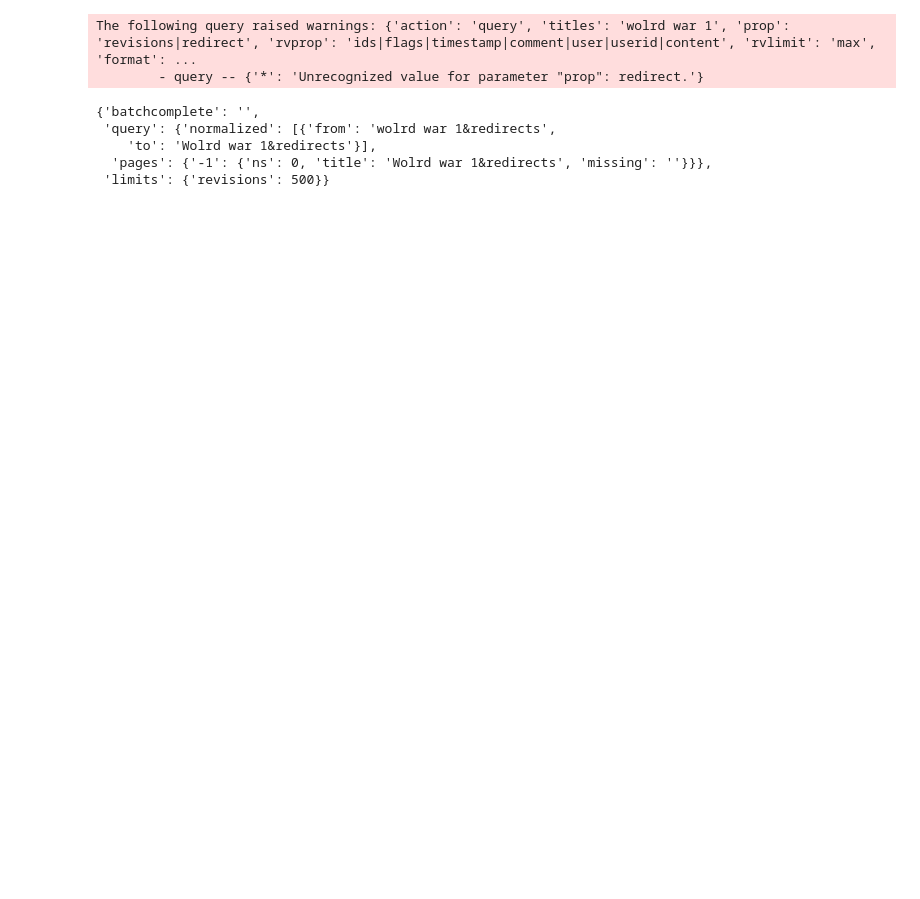
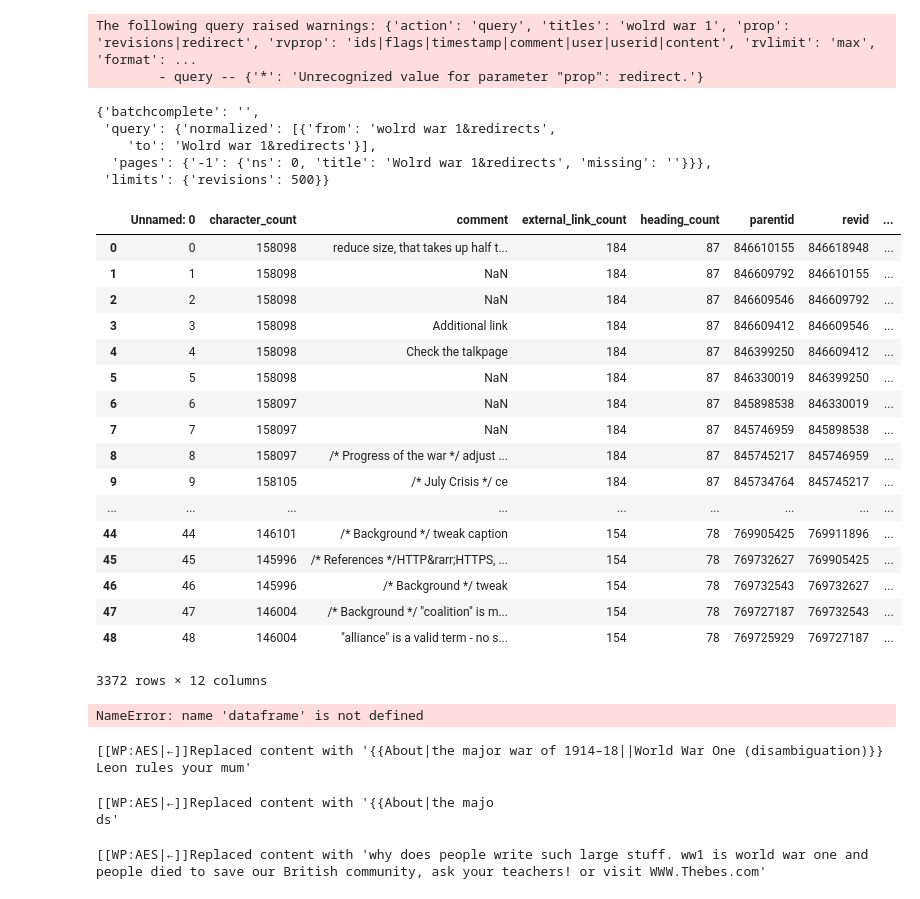
Before and after one commit to wmvoje/wiki_stub_expansion, a Jupyter notebook: data_collection_notebooks/20180619_WEV_getting_article_revision_history.ipynb, the cells around one changed output. Cells and saved outputs as stored; diff of their text form; code cells hidden in the pictures; blank space fills up the shorter version.

```diff
--- a/data_collection_notebooks/20180619_WEV_getting_article_revision_history.ipynb
+++ b/data_collection_notebooks/20180619_WEV_getting_article_revision_history.ipynb
@@ -372,3 +373,47 @@ test_page
     'to': 'Wolrd war 1&redirects'}],
   'pages': {'-1': {'ns': 0, 'title': 'Wolrd war 1&redirects', 'missing': ''}}},
  'limits': {'revisions': 500}}
+# %%
+import glob
+
+path_to_data = os.path.join('../data/', '20180619_' + 'World_War_I' + '/')
+dataframe = pd.concat([pd.read_csv(i) for i in glob.iglob(path_to_data + '*.csv')],
+                   sort=True)
+# %%
+dataframe
+# %% [output]
+|  | Unnamed: 0 | character_count | comment | external_link_count | heading_count | parentid | revid | ... |
+| 0 | 0 | 158098 | reduce size, that takes up half t... | 184 | 87 | 846610155 | 846618948 | ... |
+| 1 | 1 | 158098 | NaN | 184 | 87 | 846609792 | 846610155 | ... |
+| 2 | 2 | 158098 | NaN | 184 | 87 | 846609546 | 846609792 | ... |
+| 3 | 3 | 158098 | Additional link | 184 | 87 | 846609412 | 846609546 | ... |
+| 4 | 4 | 158098 | Check the talkpage | 184 | 87 | 846399250 | 846609412 | ... |
+| 5 | 5 | 158098 | NaN | 184 | 87 | 846330019 | 846399250 | ... |
+| 6 | 6 | 158097 | NaN | 184 | 87 | 845898538 | 846330019 | ... |
+| 7 | 7 | 158097 | NaN | 184 | 87 | 845746959 | 845898538 | ... |
+| 8 | 8 | 158097 | /* Progress of the war */ adjust ... | 184 | 87 | 845745217 | 845746959 | ... |
+| 9 | 9 | 158105 | /* July Crisis */ ce | 184 | 87 | 845734764 | 845745217 | ... |
+| ... | ... | ... | ... | ... | ... | ... | ... | ... |
+| 44 | 44 | 146101 | /* Background */ tweak caption | 154 | 78 | 769905425 | 769911896 | ... |
+| 45 | 45 | 145996 | /* References */HTTP&rarr;HTTPS, ... | 154 | 78 | 769732627 | 769905425 | ... |
+| 46 | 46 | 145996 | /* Background */ tweak | 154 | 78 | 769732543 | 769732627 | ... |
+| 47 | 47 | 146004 | /* Background */ "coalition" is m... | 154 | 78 | 769727187 | 769732543 | ... |
+| 48 | 48 | 146004 | "alliance" is a valid term - no s... | 154 | 78 | 769725929 | 769727187 | ... |
+3372 rows × 12 columns
+# %%
+dataframe
+# %% [output]
+NameError: name 'dataframe' is not defined
+# %%
+print(dataframe[dataframe.character_count < 5000]['comment'][45])
+# %% [output]
+[[WP:AES|←]]Replaced content with '{{About|the major war of 1914–18||World War One (disambiguation)}} Leon rules your mum'
+# %%
+print(dataframe[dataframe.character_count < 5000]['comment'][37])
+# %% [output]
+[[WP:AES|←]]Replaced content with '{{About|the majo
+ds'
+# %%
+print(dataframe[dataframe.character_count < 5000]['comment'][39])
+# %% [output]
+[[WP:AES|←]]Replaced content with 'why does people write such large stuff. ww1 is world war one and people died to save our British community, ask your teachers! or visit WWW.Thebes.com'
```
Also changed, not shown: parts of 10 cells of this notebook, 2 other files.
